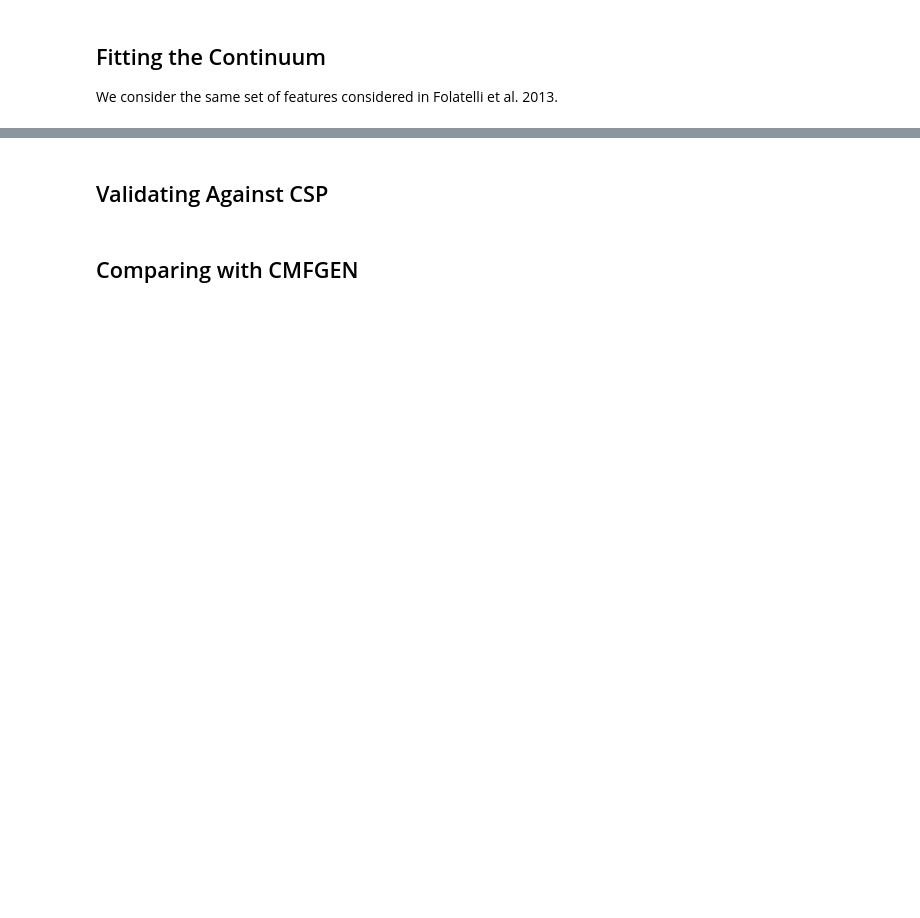
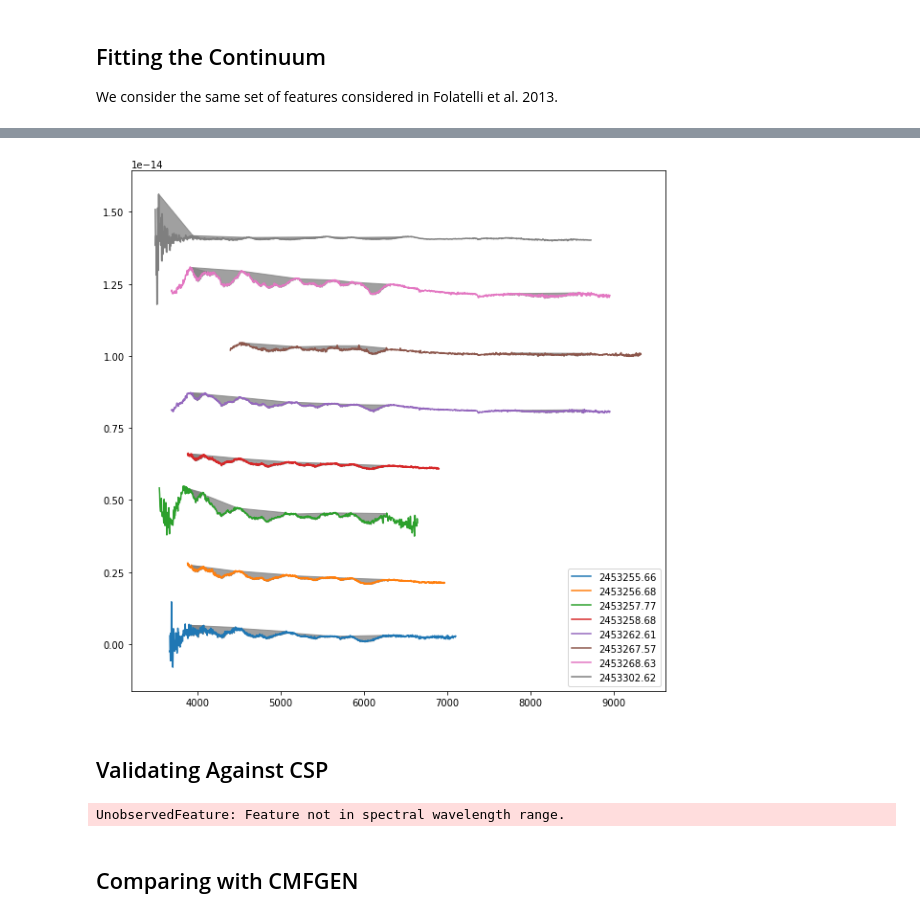
Before and after one commit to mwvgroup/csp-cmfgen, a Jupyter notebook: notebooks/equivalent_width.ipynb, the cells around one changed output, grey strips where cells are left out. Saved outputs shown, nothing was run; the diff lists cells and outputs as text; code cells hidden in the pictures; blank space fills up the shorter version.

Commit message:
Fills in logical place holders

```diff
--- a/notebooks/equivalent_width.ipynb
+++ b/notebooks/equivalent_width.ipynb
@@ -60,6 +57,3 @@ def plot_spectra(obs_dates, wavelength, flux, fig=None, axis=None, **kwargs):
         axis.legend()
 
     return fig, axis
-# %%
-obs_dates, wavelength, flux = get_spectra_for_id('2005kc')
-plot_spectra(obs_dates, wavelength, flux)
@@ -111,2 +84,40 @@ for obs_dates, wavelength, flux in zip(*spectral_data):
+# %%
+def plot_ew(obs_dates, wavelength, flux, feature_table, **kwargs):
+    """
+
+    Args:
+        obs_dates      (list): A list of observed MJD dates for each spectra
+        wavelength     (list): A 2d list of wavelength values for each date
+        flux           (list): A 2d list of flux values for each date
+        feature_table (Table): A table defining spectral features
+        Any other arguments for ``axis.plot``
+    """
+
+    fig, axis = plot_spectra(obs_dates, wavelength, flux)
+
+    for i, (time, wave, fluxx) in enumerate(zip(obs_dates, wavelength, flux)):
+        for feature in ew.feature_table:
+            try:
+                feat_wave, feat_flux = ew.get_feature_coordinates(wave, fluxx, feature)
+
+            except ew.UnobservedFeature:
+                continue
+
+            indices = (feat_wave[0] < wave) & (wave < feat_wave[1])
+            spectral_wave = wave[indices]
+            spectral_flux = fluxx[indices]
+
+            cont_func = ew.get_continuum_func(*feat_wave, *feat_flux)
+            continuum_flux = cont_func(spectral_wave)
+            axis.fill_between(
+                spectral_wave,
+                spectral_flux + i * 2e-15,
+                continuum_flux + i * 2e-15,
+                color='grey',
+                alpha=.75)
+# %%
+plot_ew(*get_spectra_for_id('2004ef'), ew.feature_table)
+# %% [output]
+[figure, added]
 # %% [markdown]
 ## Validating Against CSP
@@ -115,3 +124,7 @@ for obs_dates, wavelength, flux in zip(*spectral_data):
+# %%
+ew.tabulate_pew(*get_spectra_for_id('2004ef'), ew.feature_table)
+# %% [output]
+UnobservedFeature: Feature not in spectral wavelength range.
 # %% [markdown]
 ## Comparing with CMFGEN
 # %%
```
Also changed, not shown: parts of 8 cells of this notebook, 3 other files.
